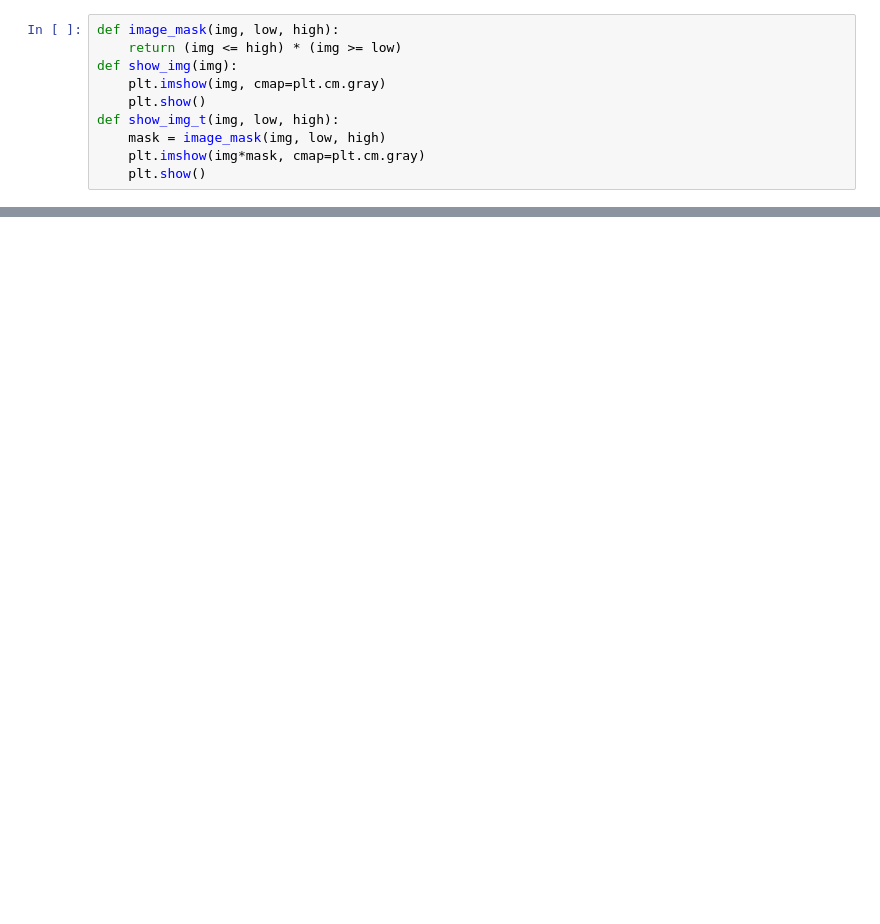
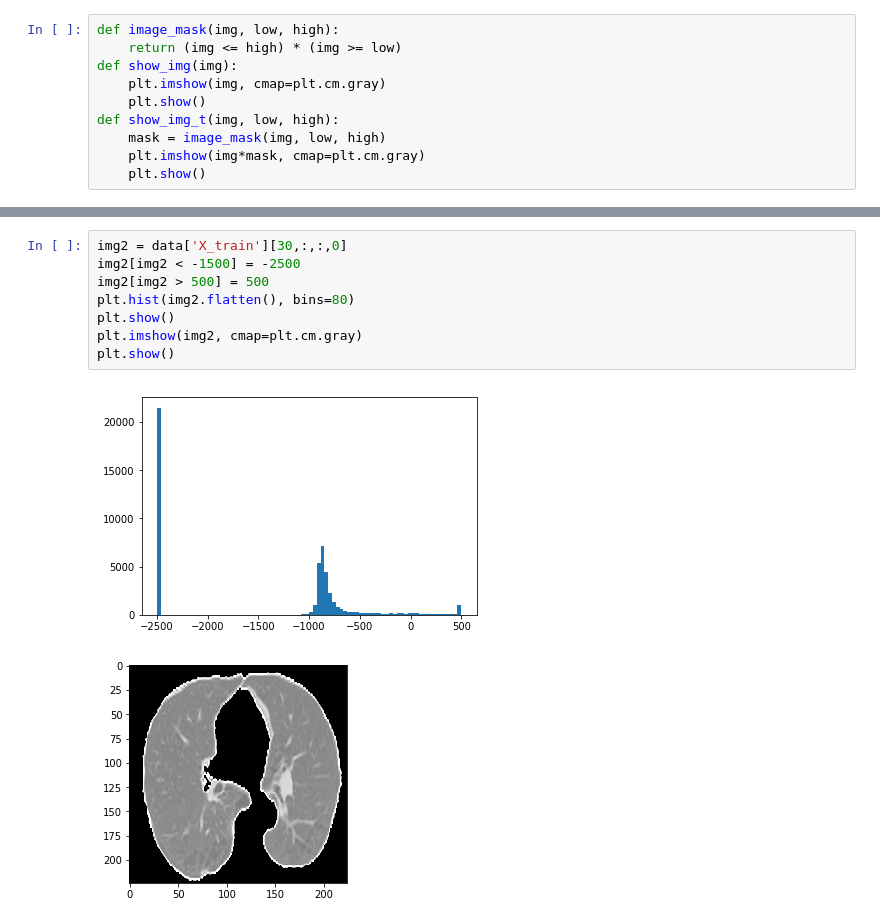
Before and after one commit to jwde/lungcancerDL, a Jupyter notebook: tensorflow-vgg/Lungs.ipynb, the cells around one changed output, grey strips where cells are left out. Saved outputs shown, nothing was run; the diff lists cells and outputs as text; blank space fills up the shorter version.

```diff
--- a/tensorflow-vgg/Lungs.ipynb
+++ b/tensorflow-vgg/Lungs.ipynb
@@ -276,0 +224,11 @@ plt.show()
+# %%
+img2 = data['X_train'][30,:,:,0]
+img2[img2 < -1500] = -2500
+img2[img2 > 500] = 500
+plt.hist(img2.flatten(), bins=80)
+plt.show()
+plt.imshow(img2, cmap=plt.cm.gray)
+plt.show()
+# %% [output]
+[figure, added]
+[figure, added]
```
Also changed, not shown: parts of 15 cells of this notebook, 2 other files.
